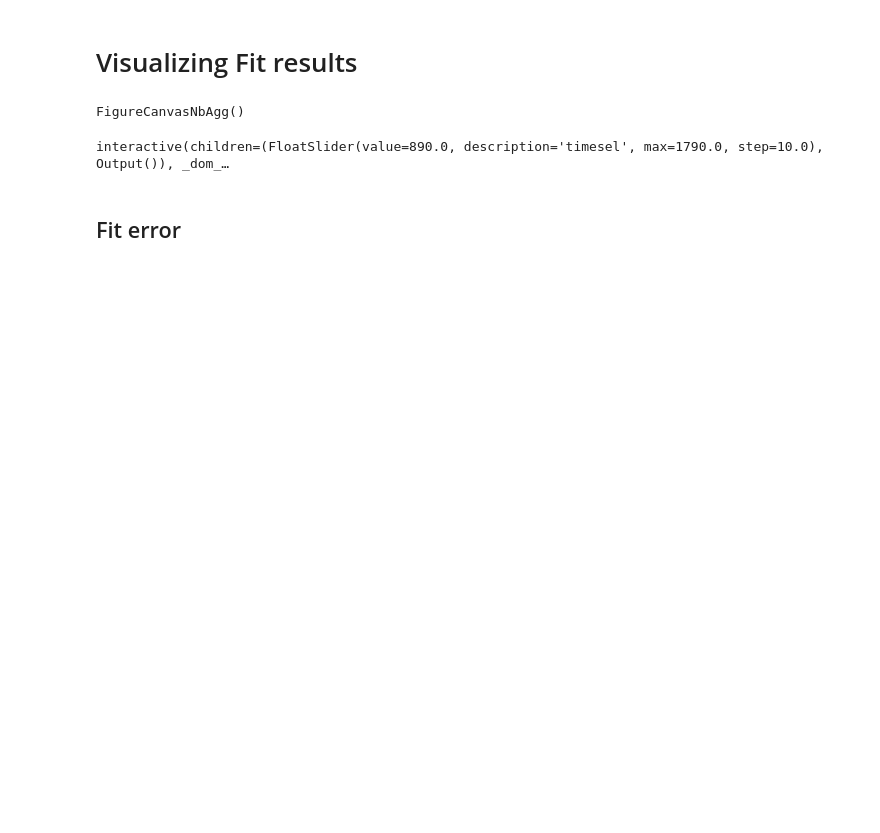
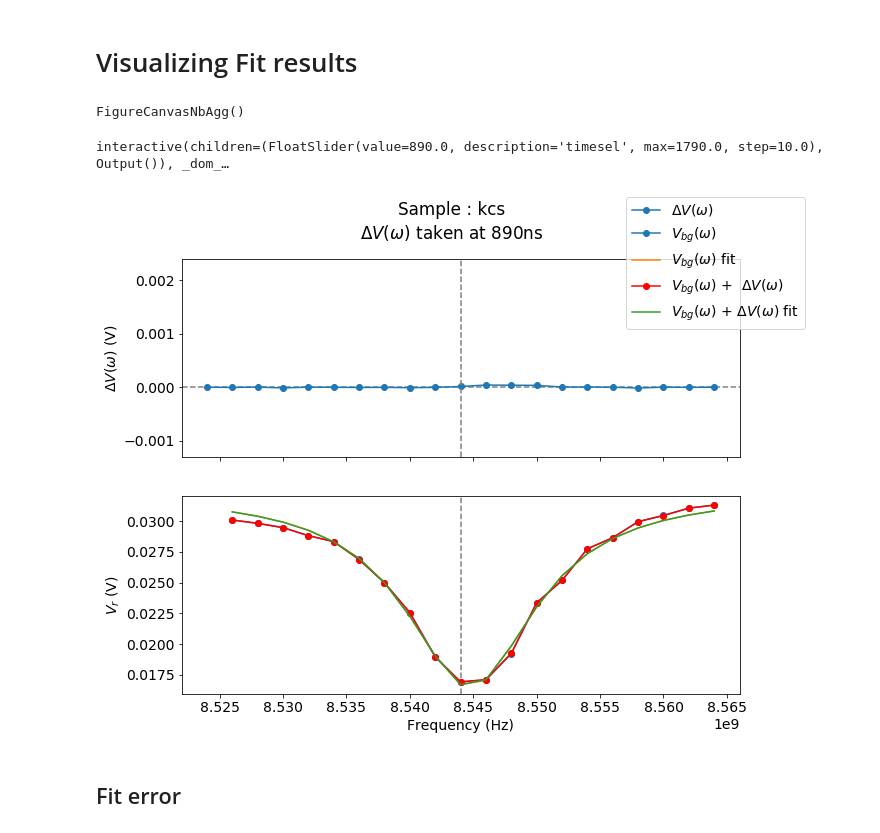
Before and after one commit to aspitarl/TRMC, a Jupyter notebook: Fitting.ipynb, the cells around one changed output. Drawn from its saved outputs; the diff is of its cells as text; code cells hidden in the pictures; blank space fills up the shorter version.

```diff
--- a/Fitting.ipynb
+++ b/Fitting.ipynb
@@ -254,38 +254,39 @@ done
 # %%
 %matplotlib ipympl
 
-samp = 'cs'
+samp = v0s.indexes['sample'][0]
 
 ### Pull out arrays for one sample and get rid of nas
 dst = ds.sel(sample = samp).sel(direction = 'U').drop('direction')#.sel(time = times) #try drop any fluence nan...
 
 fits_samp = dst['fits'].dropna('fluence','all').dropna('freq','all').dropna('time','all').isel(fluence = -1)#.isel(time = 0)
 fittimes = fits_samp.indexes['time']
 #cut down dvs and fits to only fit times.
 dvs_samp = dst['dvs'].sel(time = fittimes).dropna('fluence','all').dropna('freq','all').dropna('time','all').isel(fluence = -1)#.isel(time = 0)
 vss_samp = dst['vss'].sel(time = fittimes).dropna('fluence','all').dropna('freq','all').dropna('time','all').isel(fluence = -1)#.isel(time = 0)
 dst_samp = xr.merge([dvs_samp,fits_samp,vss_samp])
 
 
 ### Setup initial plot with items at time =0 eventually should be removed
 v0 = v0s.sel(sample = samp).sel(direction = 'U').drop('direction').dropna('freq','all')
 fit_v0 = fits_v0.loc[samp].sel(direction = 'U').drop('direction').dropna('freq','all')
 dv = dst_samp['dvs'].isel(time = 0 )
 fit = dst_samp['fits'].isel(time = 0 )
 vs = dst_samp['vss'].isel(time = 0 )
 
 # human readable time array for slider
 hrtimes = fittimes.values*1e9
 hrtimetup = (hrtimes[0],hrtimes[-1],hrtimes[1]-hrtimes[0])
 
 fig, axes, lns = plot.vsplotxr(dv, vs = vs, fit = fit, v0 = v0, fit_v0 = fit_v0, plotkwargs={'figsize' : (10,8)})
 
 axes[0].set_ylim([dvs_samp.min(),dvs_samp.max()])
 
 interact(plot.inter_vsplot, timesel=hrtimetup   ,dst_samp = fixed(dst_samp),lns = fixed(lns), fig = fixed(fig));
 # %% [output]
 FigureCanvasNbAgg()
 interactive(children=(FloatSlider(value=890.0, description='timesel', max=1790.0, step=10.0), Output()), _dom_…
+[figure, added]
 # %%
 #plot.sweepfitanim(dst, interval = 100)   # Not currently working
 # %%
```
Also changed, not shown: parts of 7 cells of this notebook, 1 other file.
